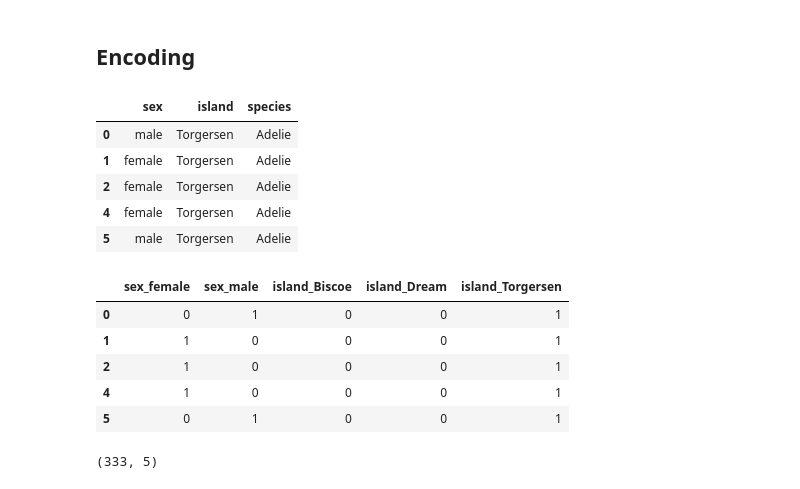
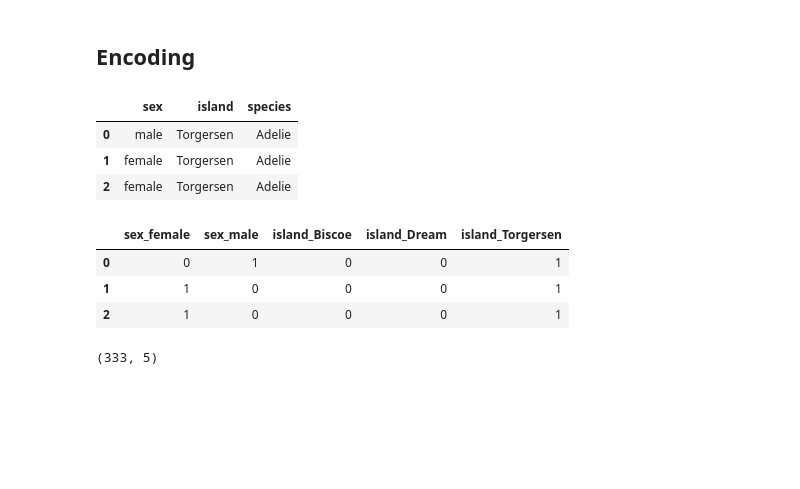
Before and after one commit to catharzis/penguins, a Jupyter notebook: Penguins.ipynb, the cells around one changed output. Cells and saved outputs as stored; diff of their text form; code cells hidden in the pictures; blank space fills up the shorter version.

```diff
--- a/Penguins.ipynb
+++ b/Penguins.ipynb
@@ -438,24 +489,20 @@ sns.countplot(y="sex", data=df);
 # %% [markdown]
 ## Encoding
 # %%
-df_cat.head(5)
+df_cat.head(3)
 # %% [output]
 |  | sex | island | species |
 | 0 | male | Torgersen | Adelie |
 | 1 | female | Torgersen | Adelie |
 | 2 | female | Torgersen | Adelie |
-| 4 | female | Torgersen | Adelie |
-| 5 | male | Torgersen | Adelie |
 # %%
 cat_dummies = pd.get_dummies(df_cat[['sex','island']])
-cat_dummies.head(5)
+cat_dummies.head(3)
 # %% [output]
 |  | sex_female | sex_male | island_Biscoe | island_Dream | island_Torgersen |
 | 0 | 0 | 1 | 0 | 0 | 1 |
 | 1 | 1 | 0 | 0 | 0 | 1 |
 | 2 | 1 | 0 | 0 | 0 | 1 |
-| 4 | 1 | 0 | 0 | 0 | 1 |
-| 5 | 0 | 1 | 0 | 0 | 1 |
 # %%
 cat_dummies.shape
 # %% [output]
```
Also changed, not shown: parts of 86 cells of this notebook.
